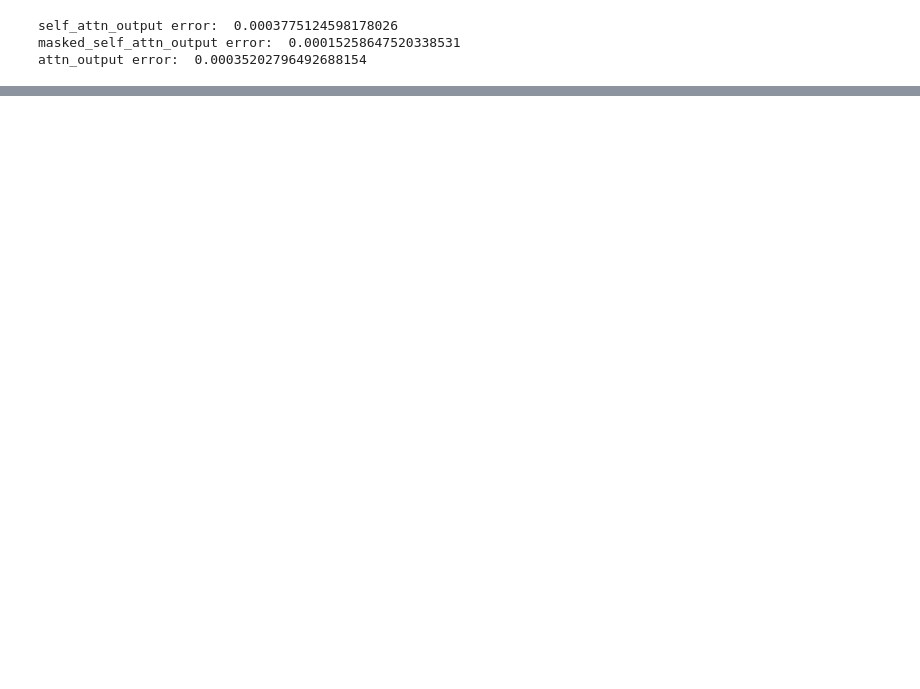
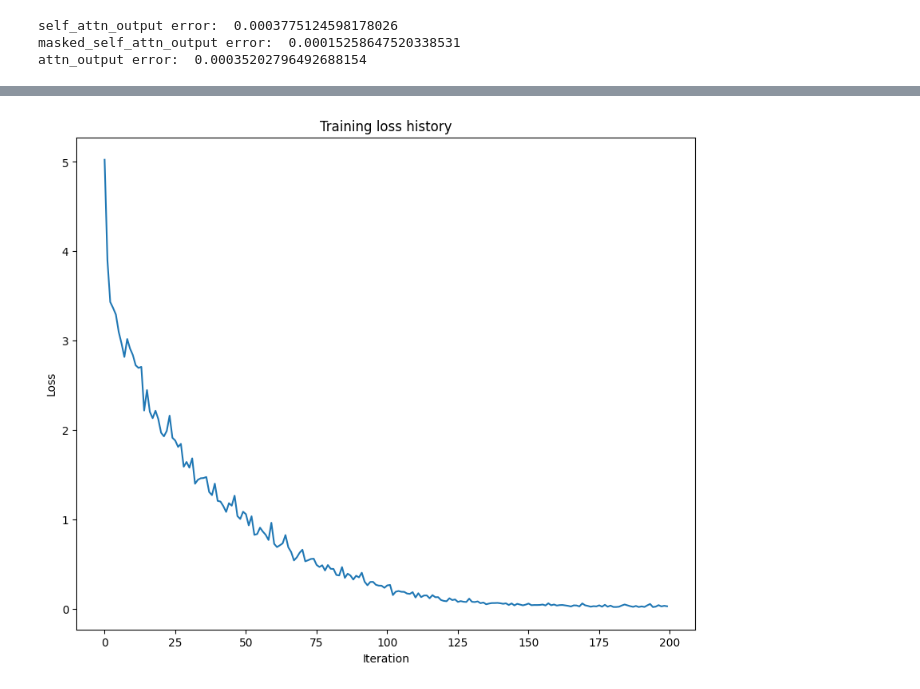
Before and after one commit to FengRanfi/assignment3_cs231n_2024, a Jupyter notebook: Transformer_Captioning2.ipynb, the cells around one changed output, grey strips where cells are left out. Saved outputs shown, nothing was run; the diff lists cells and outputs as text; code cells hidden in the pictures; blank space fills up the shorter version.

Commit message:
feat:Transformer完结

```diff
--- a/Transformer_Captioning2.ipynb
+++ b/Transformer_Captioning2.ipynb
@@ -155,0 +257,32 @@ attn_output error:  0.00035202796492688154
+# %%
+torch.manual_seed(231)
+np.random.seed(231)
+
+data = load_coco_data(max_train=50)
+
+transformer = CaptioningTransformer(
+          word_to_idx=data['word_to_idx'],
+          input_dim=data['train_features'].shape[1],
+          wordvec_dim=256,
+          num_heads=2,
+          num_layers=2,
+          max_length=30
+        )
+
+
+transformer_solver = CaptioningSolverTransformer(transformer, data, idx_to_word=data['idx_to_word'],
+           num_epochs=100,
+           batch_size=25,
+           learning_rate=0.001,
+           verbose=True, print_every=10,
+         )
+
+transformer_solver.train()
+
+# Plot the training losses.
+plt.plot(transformer_solver.loss_history)
+plt.xlabel('Iteration')
+plt.ylabel('Loss')
+plt.title('Training loss history')
+plt.show()
+# %% [output]
@@ -155,0 +306 @@ attn_output error:  0.00035202796492688154
+[figure, added]
```
Also changed, not shown: parts of 10 cells of this notebook, 2 other files.
